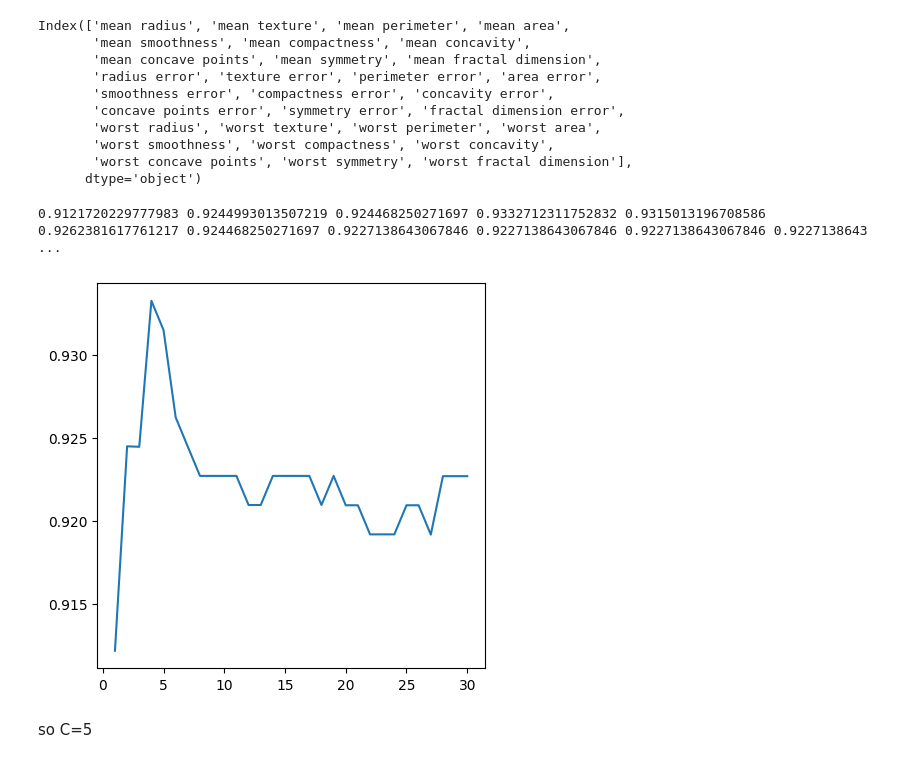
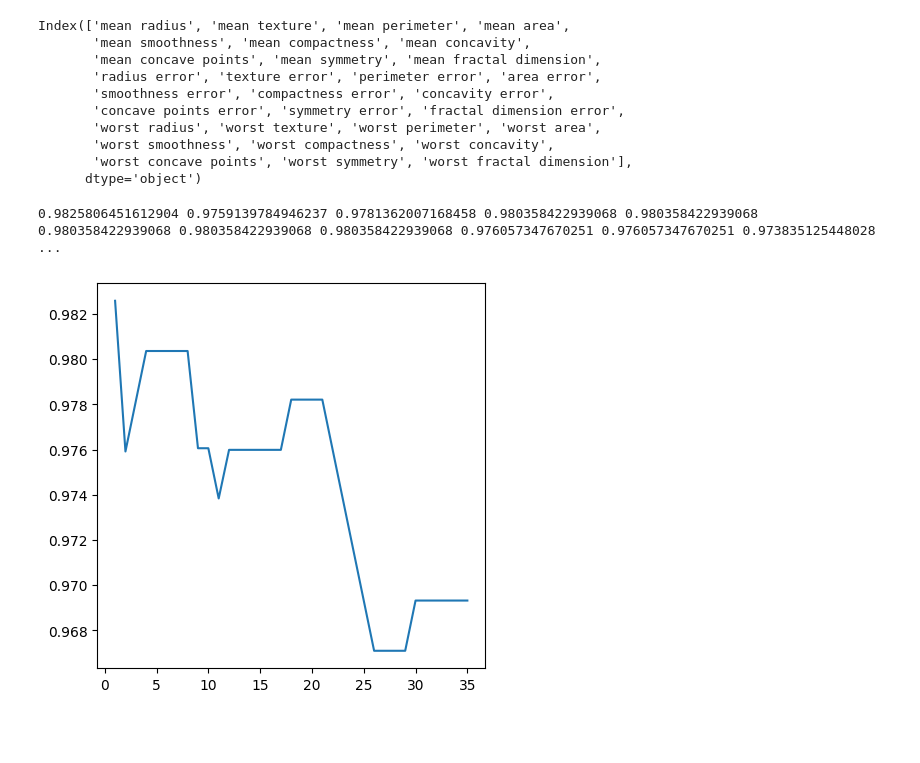
Before and after one commit to Yuyang-Yao/Math_-5750_Project1, a Jupyter notebook: project1.ipynb, the cells around one changed output. Saved outputs shown, nothing was run; the diff lists cells and outputs as text; code cells hidden in the pictures; blank space fills up the shorter version.

```diff
--- a/project1.ipynb
+++ b/project1.ipynb
@@ -488,22 +497,20 @@ Index(['mean radius', 'mean texture', 'mean perimeter', 'mean area',
       dtype='object')
 # %%
 # your code here
-Cs_svm1 = np.linspace(1, 30, 30, dtype=int)#
+Cs_svm1 = np.linspace(1, 35, 35, dtype=int)#
 Accuracies_svm1 = np.zeros(Cs_svm1.shape[0]) # or Accuracies = np.zeros(len(Cs_3))
 
 for i,C_1 in enumerate(Cs_svm1): # i is the index (position) of the current element in Cs, while C is the actual value (element) at that index in Cs.
 #method 2:for i in range(len(Cs_svm1)):
     #k_4 = Cs_svm1[i]
     clf_SVM1 = svm.SVC(kernel='rbf',C=C_1,gamma='scale')
-    scores_4 = cross_val_score(estimator = clf_SVM1, X = X, y = y, cv=5, scoring='accuracy')#should have 4 scores as cs= num of chunks to split
+    scores_4 = cross_val_score(estimator = clf_SVM1, X = X_train_std, y = y_train, cv=15, scoring='accuracy')#should have 4 scores as cs= num of chunks to split
     Accuracies_svm1[i]  = scores_4.mean()
     print(scores_4.mean(), end=' ')
 #print(Accuracies_4)
 plt.plot(Cs_svm1,Accuracies_svm1)
 plt.show()
-# so C=5
+# so C=2
 # %% [output]
-0.9121720229777983 0.9244993013507219 0.924468250271697 0.9332712311752832 0.9315013196708586 0.9262381617761217 0.924468250271697 0.9227138643067846 0.9227138643067846 0.9227138643067846 0.9227138643 ...
+0.9825806451612904 0.9759139784946237 0.9781362007168458 0.980358422939068 0.980358422939068 0.980358422939068 0.980358422939068 0.980358422939068 0.976057347670251 0.976057347670251 0.973835125448028 ...
-[figure, old version]
+[figure, new version]
-# %% [markdown]
-so C=5
```
Also changed, not shown: parts of 12 cells of this notebook.
